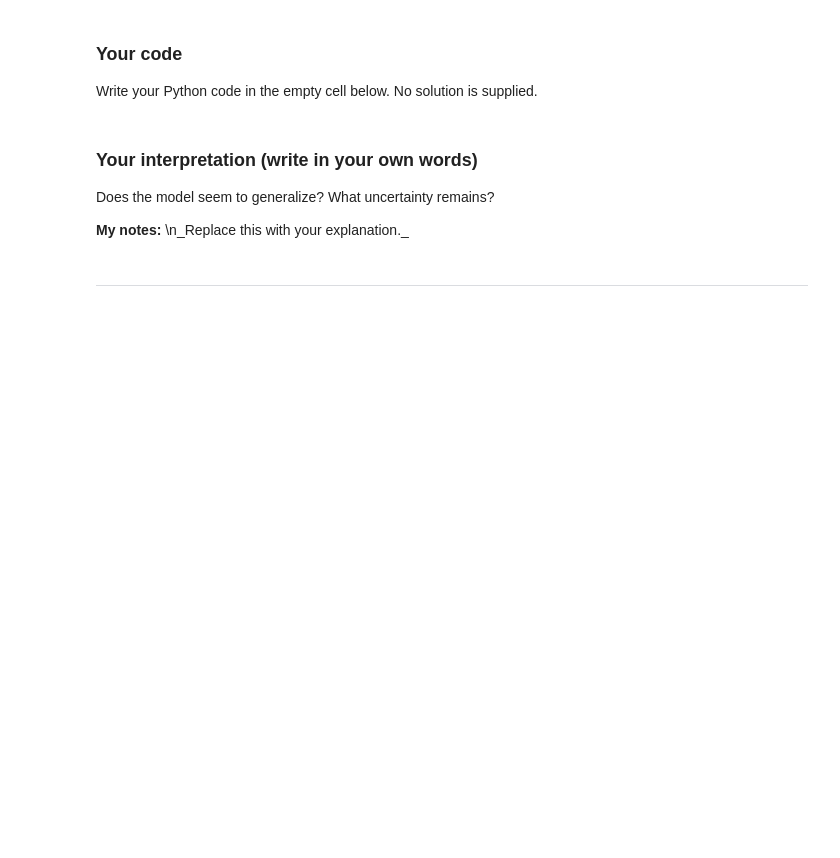
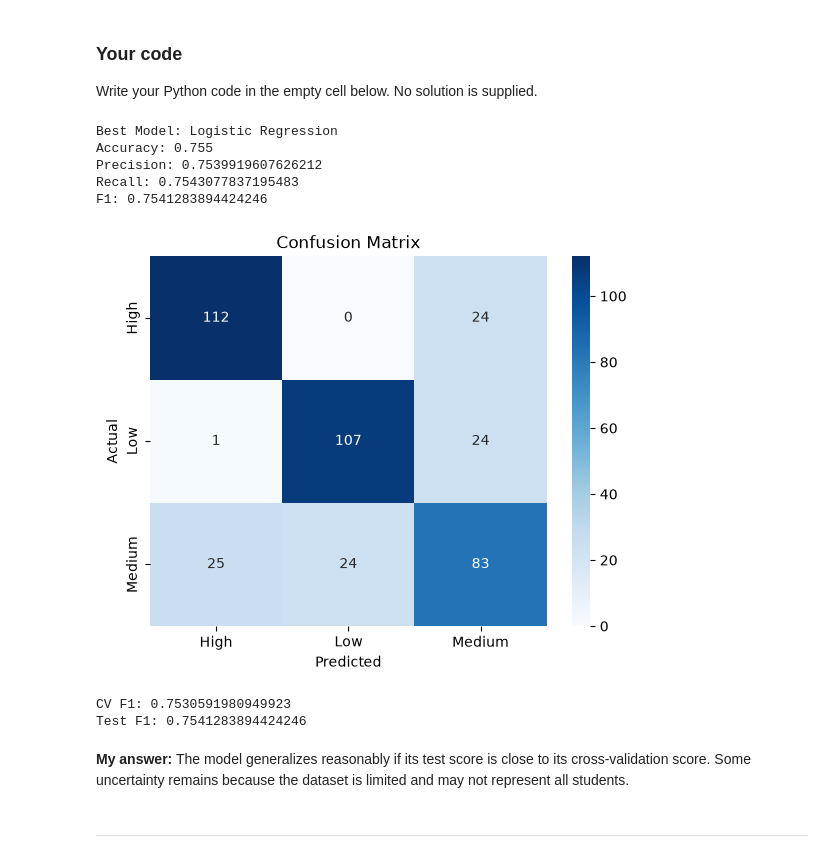
Before and after one commit to ElMehdiCherkaoui/Pr-diction-du-risque-de-sant-mentale-chez-les-tudiants, a Jupyter notebook: student-mental-health/notebooks/04_optimization.ipynb, the cells around one changed output. Saved outputs shown, nothing was run; the diff lists cells and outputs as text; code cells hidden in the pictures; blank space fills up the shorter version.

Commit message:
Complete model optimization and save pipeline

```diff
--- a/student-mental-health/notebooks/04_optimization.ipynb
+++ b/student-mental-health/notebooks/04_optimization.ipynb
@@ -177,11 +268,51 @@ An educational prototype with high test accuracy is still not a validated clinic
 # %% [markdown]
 ### Your code
 Write your Python code in the empty cell below. No solution is supplied.
+# %%
+
+
+best_model = lr.best_estimator_
+best_name = "Logistic Regression"
+cv_score = lr.best_score_
+
+y_pred = best_model.predict(X_test)
+
+print("Best Model:", best_name)
+print("Accuracy:", accuracy_score(y_test, y_pred))
+print("Precision:", precision_score(y_test, y_pred, average="macro"))
+print("Recall:", recall_score(y_test, y_pred, average="macro"))
+print("F1:", f1_score(y_test, y_pred, average="macro"))
+
+cm = confusion_matrix(y_test, y_pred, labels=best_model.classes_)
+
+sns.heatmap(
+    cm,
+    annot=True,
+    fmt="d",
+    cmap="Blues",
+    xticklabels=best_model.classes_,
+    yticklabels=best_model.classes_
+)
+
+plt.xlabel("Predicted")
+plt.ylabel("Actual")
+plt.title("Confusion Matrix")
+plt.show()
+
+
+print("CV F1:", cv_score)
+print("Test F1:", f1_score(y_test, y_pred, average="macro", zero_division=0))
+# %% [output]
+Best Model: Logistic Regression
+Accuracy: 0.755
+Precision: 0.7539919607626212
+Recall: 0.7543077837195483
+F1: 0.7541283894424246
+[figure, added]
+CV F1: 0.7530591980949923
+Test F1: 0.7541283894424246
 # %% [markdown]
-### Your interpretation (write in your own words)
-Does the model seem to generalize? What uncertainty remains?
-
-**My notes:**  \n_Replace this with your explanation._
+**My answer:** The model generalizes reasonably if its test score is close to its cross-validation score. Some uncertainty remains because the dataset is limited and may not represent all students.
 # %% [markdown]
 ---
 # %% [markdown]
```
Also changed, not shown: parts of 14 cells of this notebook, 5 other files.
